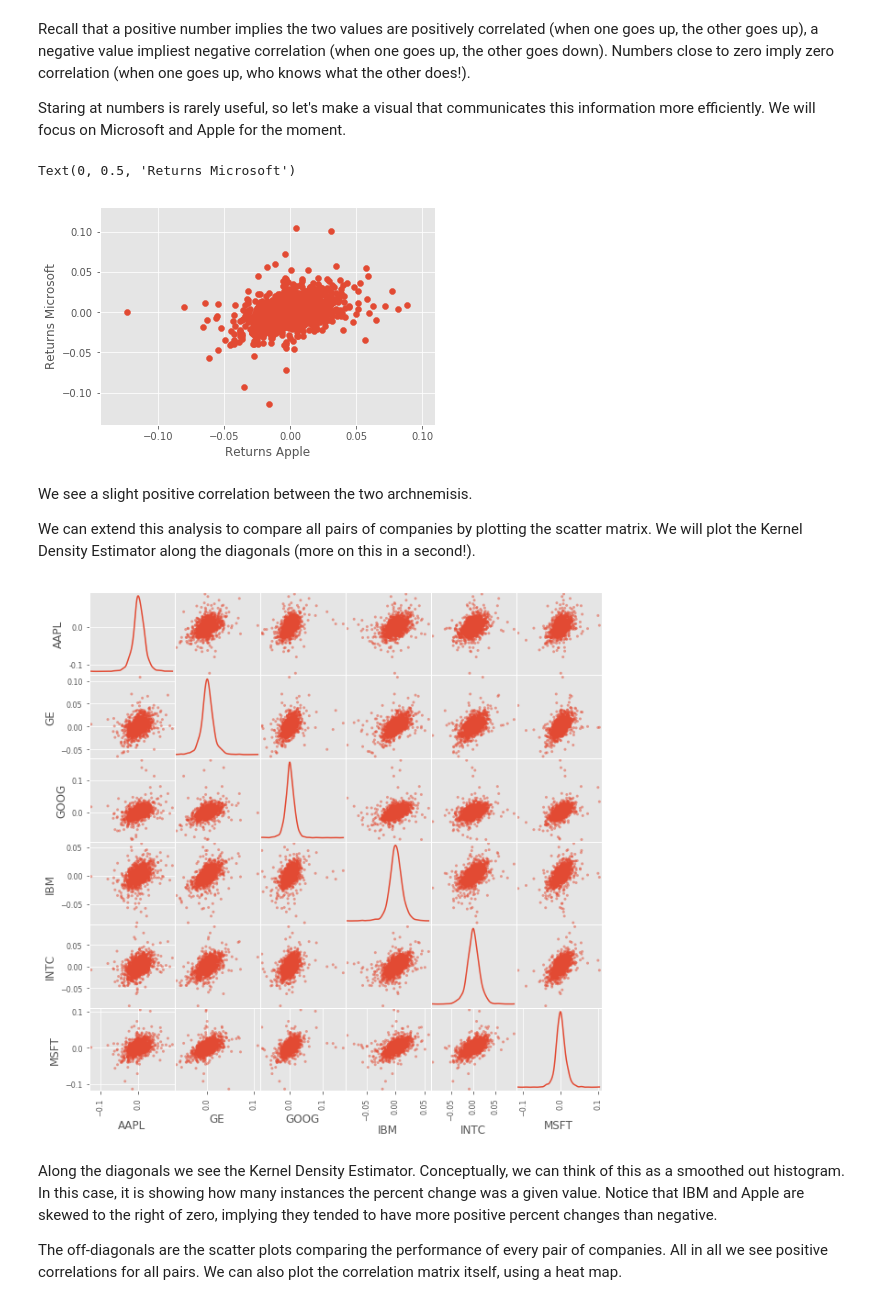
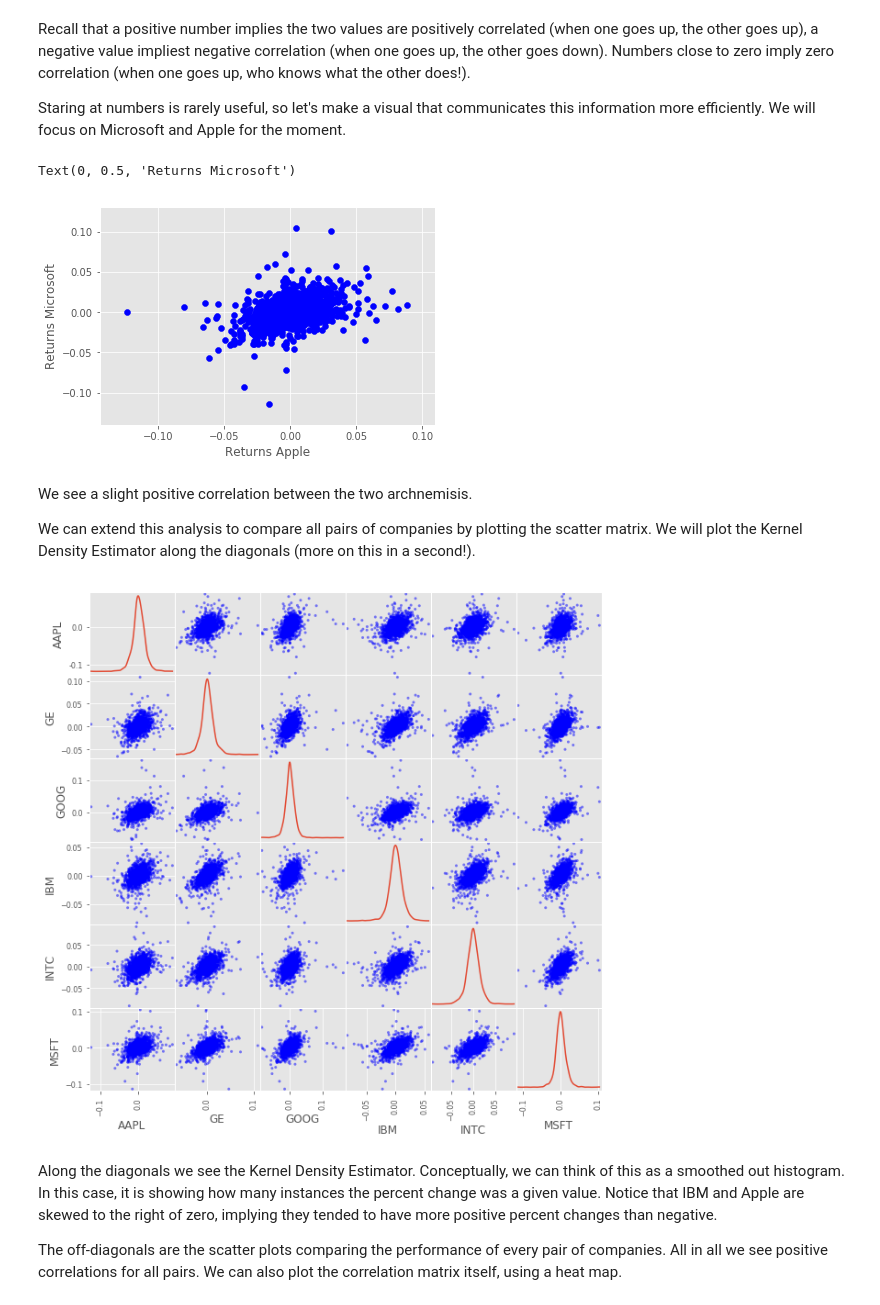
Before and after one commit to ecrowell4/RecreationalAnalytics, a Jupyter notebook: StocksAnalysis_Beginner.ipynb, the cells around one changed output. Cells and saved outputs as stored; diff of their text form; code cells hidden in the pictures.

```diff
--- a/StocksAnalysis_Beginner.ipynb
+++ b/StocksAnalysis_Beginner.ipynb
@@ -113,21 +113,21 @@ Recall that a positive number implies the two values are positively correlated (
 
 Staring at numbers is rarely useful, so let's make a visual that communicates this information more efficiently. We will focus on Microsoft and Apple for the moment.
 # %%
-plt.scatter(pct_chng.AAPL, pct_chng.MSFT)
+plt.scatter(pct_chng.AAPL, pct_chng.MSFT, color='blue')
 plt.xlabel('Returns Apple')
 plt.ylabel(r'Returns Microsoft')
 # %% [output]
 Text(0, 0.5, 'Returns Microsoft')
-[figure, old version]
+[figure, new version]
 # %% [markdown]
 We see a slight positive correlation between the two archnemisis.
 
 We can extend this analysis to compare all pairs of companies by plotting the scatter matrix. We will plot the Kernel Density Estimator along the diagonals (more on this in a second!).
 # %%
-pd.plotting.scatter_matrix(pct_chng, diagonal='kde', figsize=(10,10))
+pd.plotting.scatter_matrix(pct_chng, diagonal='kde', figsize=(10,10), color='blue')
 plt.show()
 # %% [output]
-[figure, old version]
+[figure, new version]
 # %% [markdown]
 Along the diagonals we see the Kernel Density Estimator. Conceptually, we can think of this as a smoothed out histogram. In this case, it is showing how many instances the percent change was a given value. Notice that IBM and Apple are skewed to the right of zero, implying they tended to have more positive percent changes than negative.
 
```
Also changed, not shown: parts of 18 cells of this notebook.
